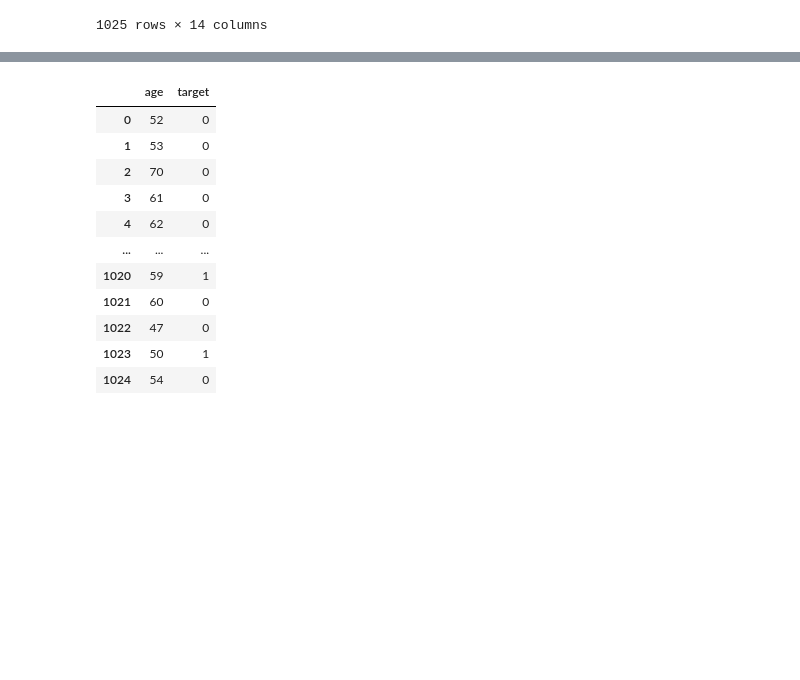
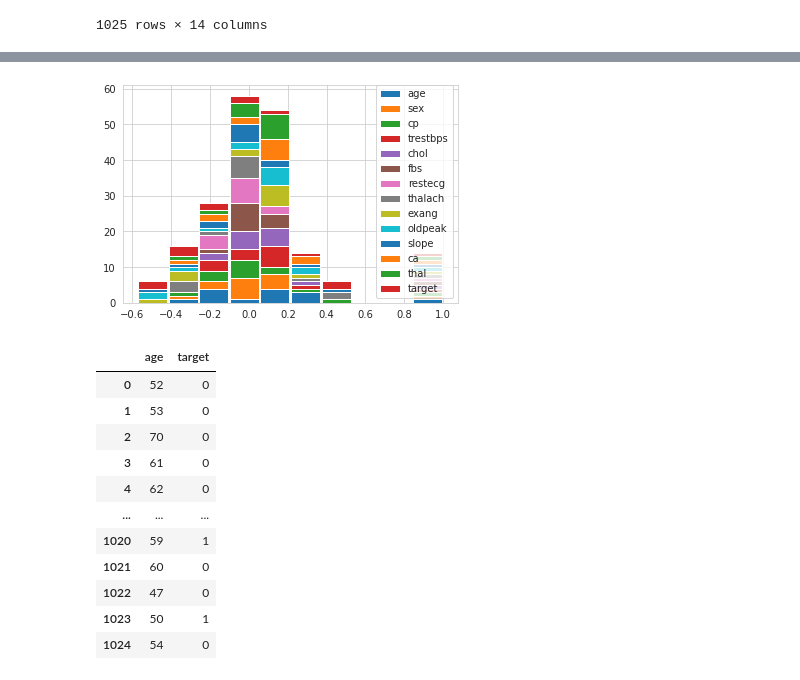
Before and after one commit to deepak-1197/small-projects, a Jupyter notebook: Heart_Disease.ipynb, the cells around one changed output, grey strips where cells are left out. Saved outputs shown, nothing was run; the diff lists cells and outputs as text; code cells hidden in the pictures; blank space fills up the shorter version.

```diff
--- a/Heart_Disease.ipynb
+++ b/Heart_Disease.ipynb
@@ -47,3 +47,6 @@ sample_df
 | 1023 | 50 | 0 | 0 | 110 | 254 | 0 | 0 | 159 | 0 | 0.0 | 2 | ... |
 | 1024 | 54 | 1 | 0 | 120 | 188 | 0 | 1 | 113 | 0 | 1.4 | 1 | ... |
 1025 rows × 14 columns
+# %%
+gr=sample_df.corr()
+gr
@@ -50,3 +69,12 @@ sample_df
+# %%
+import matplotlib as mp
+import matplotlib.pyplot as plt
+%matplotlib inline
+plt.hist(gr,label=['age','sex','cp','trestbps','chol','fbs','restecg','thalach','exang','oldpeak','slope','ca','thal','target'],rwidth=0.95,bins=10,align='mid',stacked='True')
+plt.legend()
+plt.show()
+# %% [output]
+[figure, added]
 # %%
 import matplotlib as mp
 import matplotlib.pyplot as plt
```
Also changed, not shown: parts of 27 cells of this notebook.
